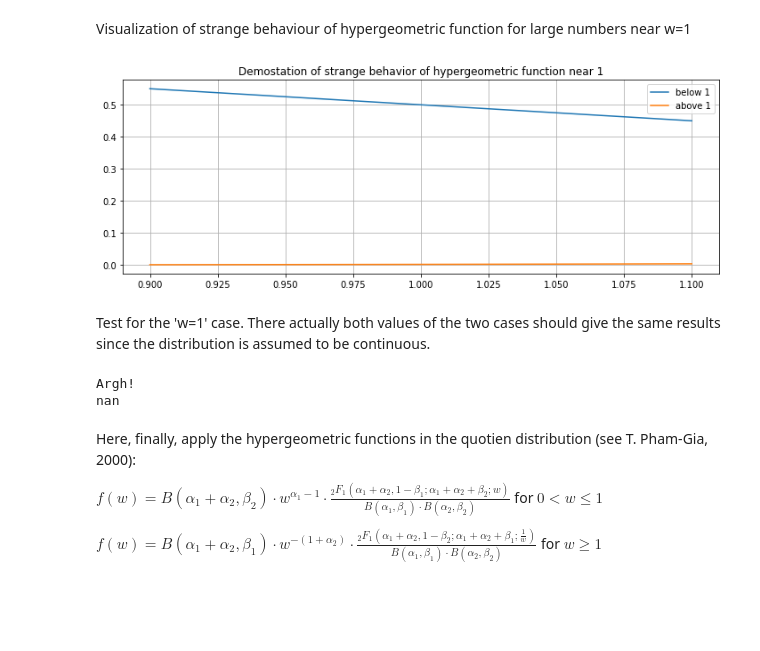
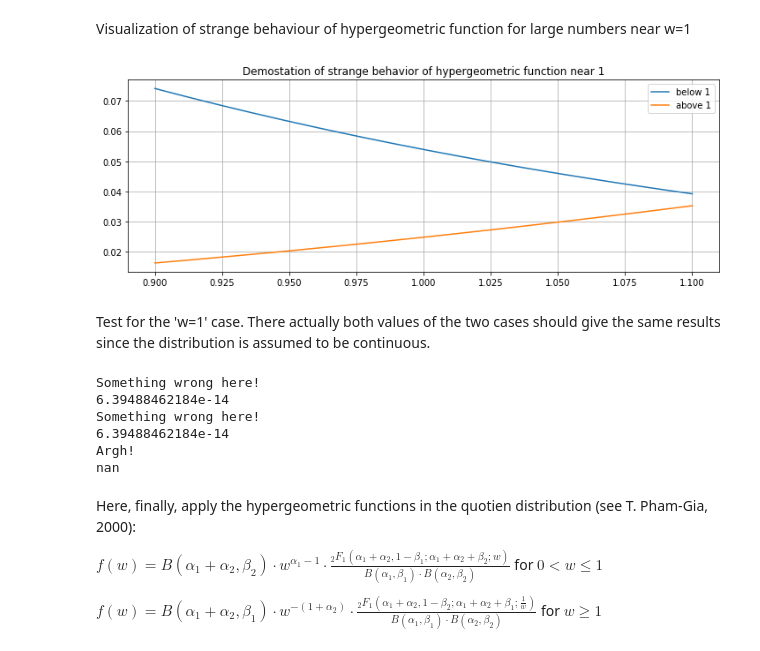
Before and after one commit to jsaffer/vetostudie, a Jupyter notebook: beta_ratio.ipynb, the cells around one changed output. Cells and saved outputs as stored; diff of their text form; code cells hidden in the pictures; blank space fills up the shorter version.

```diff
--- a/beta_ratio.ipynb
+++ b/beta_ratio.ipynb
@@ -87,12 +87,6 @@ ${}_2F_1(\alpha_1 + \alpha_2, 1-\beta_1; \alpha_1 + \alpha_2 + \beta_2; w) = \su
 ${}_2F_1(\alpha_1 + \alpha_2, 1-\beta_2; \alpha_1 + \alpha_2 + \beta_1; \frac{1}{w}) = \sum_{n=0}^{\beta_2-1}(-1)^n \begin{pmatrix} \beta_2-1 \\ n\end{pmatrix} \frac{(\alpha_1+\alpha_2+n-1)!\cdot(\alpha_1+\alpha_2+\beta_1-1)!}{(\alpha_1+\alpha_2+\beta_1+n-1)!\cdot(\alpha_1+\alpha_2-1)!} \left(\frac{1}{w}\right)^n$ for $w\geq1$
 
 The results for even and odd $n$ are stored separated and substracted in the end each. For purpose of further implementation define the $\log({_2F_1})$.
-# %%
-bb = 0
-
-for nn in range(int(bb)):
-    ln_resu = binomln(bb-1, nn)
-    print(ln_resu)
 # %%
 def log_hyper_2_F_1_below_1(a1, a2, b1, b2, w):
     ln_results_even = []
@@ -114,6 +108,9 @@ def log_hyper_2_F_1_below_1(a1, a2, b1, b2, w):
     else:
         ln_results_even_partsum = sp.special.logsumexp(ln_results_even)
         #ln_results_even_partsum = custom_logsumexp_high_prec(np.array(ln_results_even), np.ones_like(ln_results_even))[0]
+    if ln_results_even_partsum < ln_results_odd_partsum:
+        print('Something wrong here!')
+        print(ln_results_odd_partsum - ln_results_even_partsum)
     ln_result = sp.special.logsumexp([ln_results_even_partsum, ln_results_odd_partsum], b=[1,-1])
     #ln_result = float(custom_logsumexp_high_prec(np.array([ln_results_even_partsum, ln_results_odd_partsum]), np.array([1, -1]))[0])
     return ln_result
@@ -138,6 +135,9 @@ def log_hyper_2_F_1_above_1(a1, a2, b1, b2, w):
     else:
         ln_results_even_partsum = sp.special.logsumexp(ln_results_even)
         #ln_results_even_partsum = custom_logsumexp_high_prec(np.array(ln_results_even), np.ones_like(ln_results_even))[0]
+    if ln_results_even_partsum < ln_results_odd_partsum:
+        print('Something wrong here!')
+        print(ln_results_odd_partsum - ln_results_even_partsum)
     ln_result = sp.special.logsumexp([ln_results_even_partsum, ln_results_odd_partsum], b=[1,-1])
     #ln_result = float(custom_logsumexp_high_prec(np.array([ln_results_even_partsum, ln_results_odd_partsum]), np.array([1, -1]))[0])
     return ln_result
@@ -146,22 +146,22 @@ Visualization of strange behaviour of hypergeometric function for large numbers
 # %%
 iu = np.linspace(0.9, 1.1, 101)
 a1 = 4
 a2 = 3
-b1 = 2
+b1 = 6
 b2 = 7
 piub = [np.exp(log_hyper_2_F_1_below_1(a1, a2, b1, b2, viu)) for viu in iu]
 piua = [np.exp(log_hyper_2_F_1_above_1(a1, a2, b1, b2, viu)) for viu in iu]
 
 
 plt.rcParams['figure.figsize'] = (12, 4)
 plt.title('Demostation of strange behavior of hypergeometric function near 1')
 plt.plot(iu, piub, label = 'below 1')
 plt.plot(iu, piua, label = 'above 1')
 plt.legend()
 plt.grid('True')
 plt.show()
 # %% [output]
-[figure, old version]
+[figure, new version]
 # %% [markdown]
 Test for the 'w=1' case. There actually both values of the two cases should give the same results since the distribution is assumed to be continuous.
 # %%
@@ -174,6 +174,10 @@ if aa != bb:
     print('Argh!')
 print(aa - bb)
 # %% [output]
+Something wrong here!
+6.39488462184e-14
+Something wrong here!
+6.39488462184e-14
 Argh!
 nan
 # %% [markdown]
```
Also changed, not shown: parts of 2 cells of this notebook.
